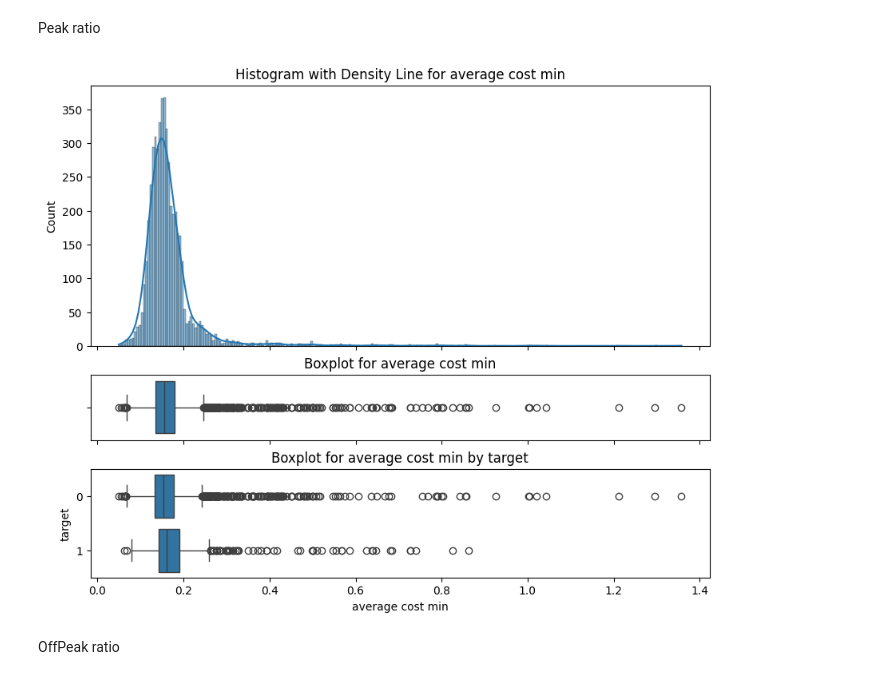
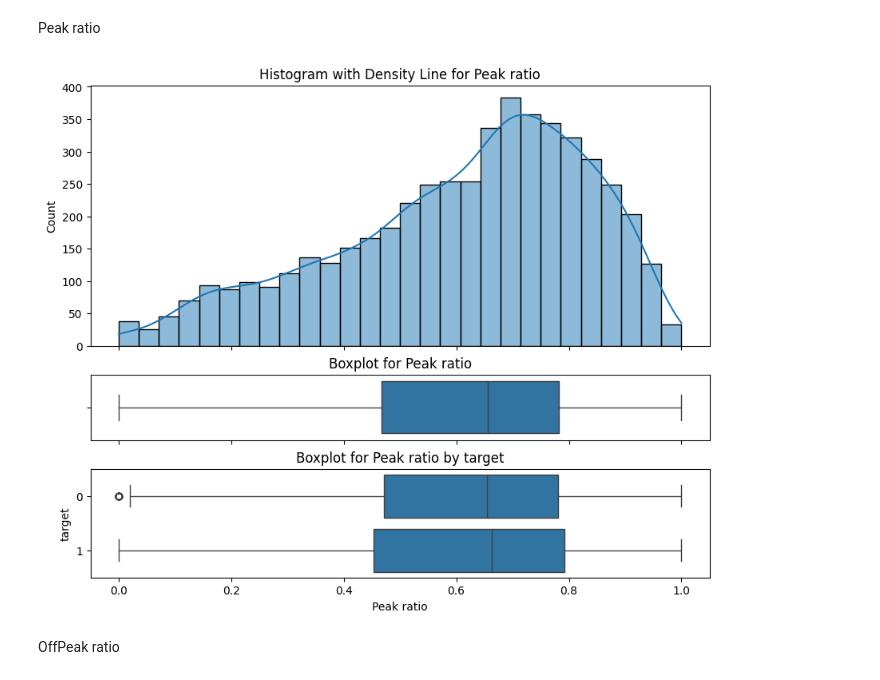
Before and after one commit to Yiannis7918/Advanced_Analytics_2024, a Jupyter notebook: Assignment_1/Scripts_Lennert/EDA.ipynb, the cells around one changed output. Drawn from its saved outputs; the diff is of its cells as text; code cells hidden in the pictures.

```diff
--- a/Assignment_1/Scripts_Lennert/EDA.ipynb
+++ b/Assignment_1/Scripts_Lennert/EDA.ipynb
@@ -530,10 +530,10 @@ plot_histogram_and_boxplot(data, 'average cost min')
 [figure]
 # %% [markdown]
 Peak ratio
-# %%
-plot_histogram_and_boxplot(data, 'average cost min')
-# %% [output]
-[figure, removed]
+# %%
+plot_histogram_and_boxplot(data, 'Peak ratio')
+# %% [output]
+[figure, added]
 # %% [markdown]
 OffPeak ratio
 # %%
```
Also changed, not shown: parts of 15 cells of this notebook, 10 other files.
